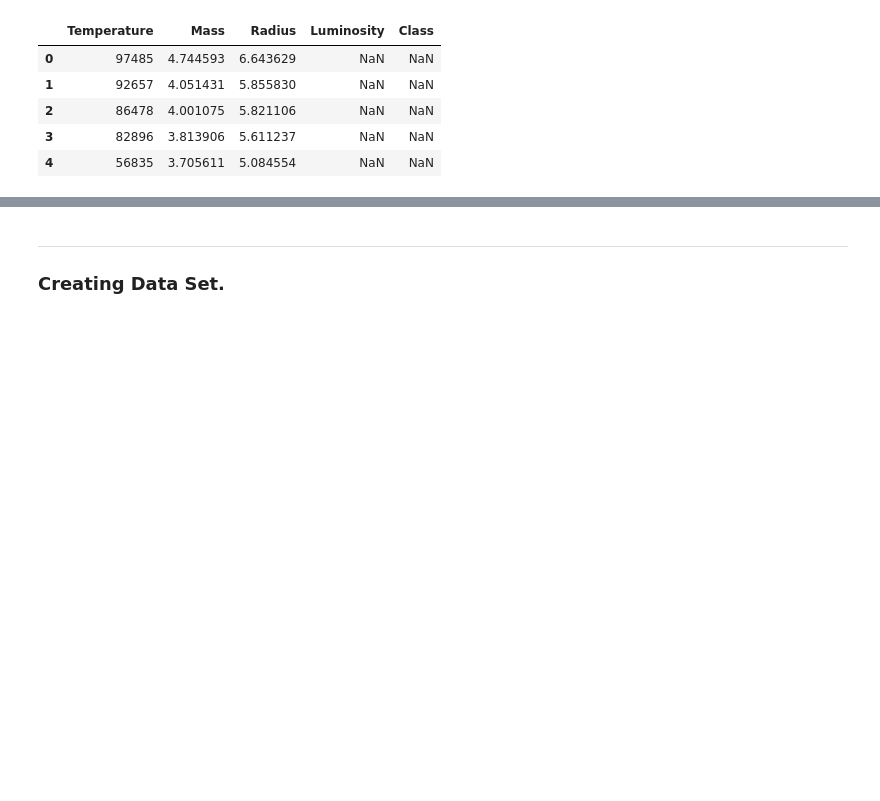
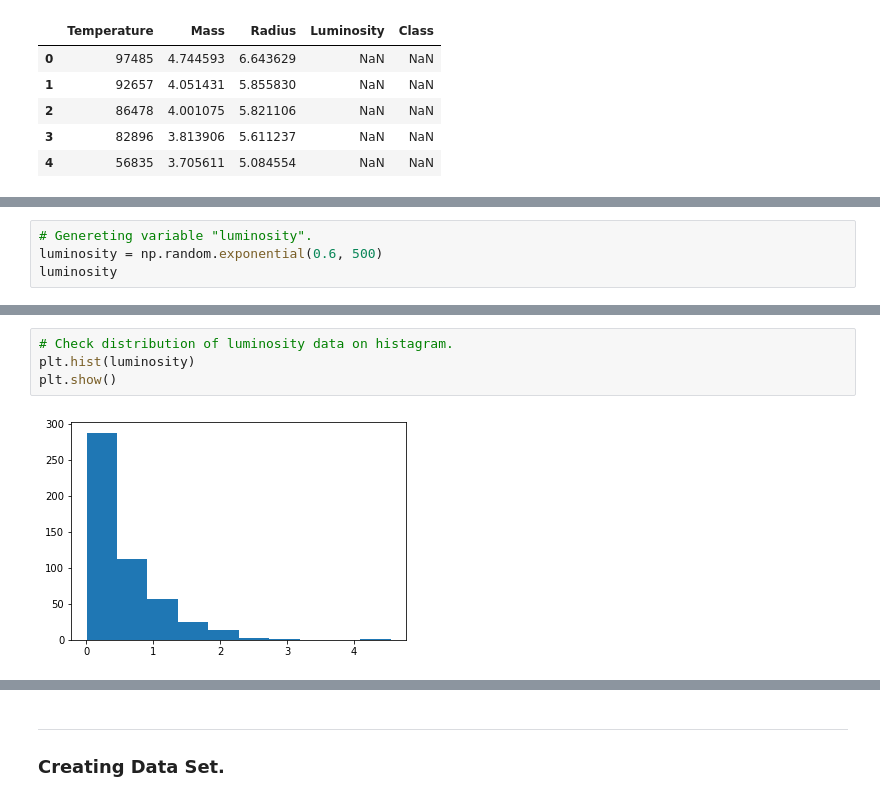
Before and after one commit to DracoNibilis/Stars_Project, a Jupyter notebook: stars_project.ipynb, the cells around one changed output, grey strips where cells are left out. Saved outputs shown, nothing was run; the diff lists cells and outputs as text; blank space fills up the shorter version.

Commit message:
variables, luminosity

```diff
--- a/stars_project.ipynb
+++ b/stars_project.ipynb
@@ -357,0 +372,4 @@ df.head()
+# %%
+# Genereting variable "luminosity".
+luminosity = np.random.exponential(0.6, 500)
+luminosity
@@ -357,0 +394,6 @@ df.head()
+# %%
+# Check distribution of luminosity data on histagram.
+plt.hist(luminosity)
+plt.show()
+# %% [output]
+[figure, added]
```
Also changed, not shown: parts of 5 cells of this notebook.
